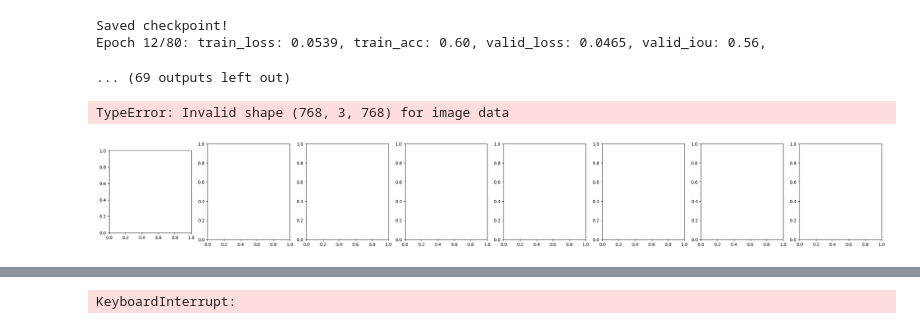
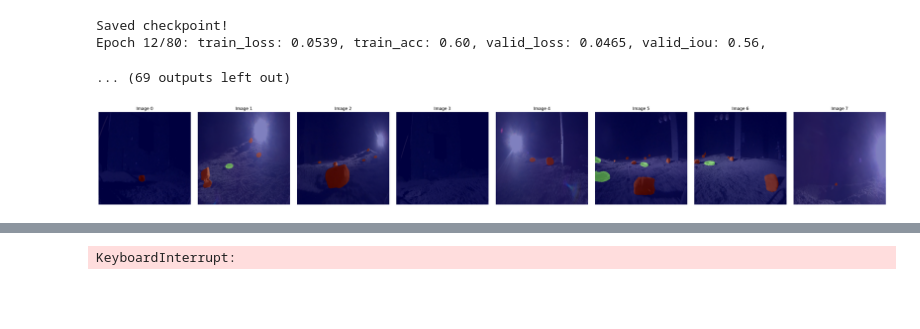
Before and after one commit to gorixInc/ComputerVision2025, a Jupyter notebook: kuupkulgur/solution.ipynb, the cells around one changed output, grey strips where cells are left out. Drawn from its saved outputs; the diff is of its cells as text; code cells hidden in the pictures; blank space fills up the shorter version.

```diff
--- a/kuupkulgur/solution.ipynb
+++ b/kuupkulgur/solution.ipynb
@@ -556,36 +556,35 @@ logits = torch.nn.functional.interpolate(
 
 #preds = np.array(preds)
 preds = logits[:, :, :, :].argmax(dim=1)
 preds = preds.cpu().numpy()
 logits = logits.cpu().numpy()
 #print(preds)
 
 # Convert images and masks to NumPy arrays for plotting
 images_np = images.cpu().numpy()
 #masks_np = masks.cpu().numpy()
 
-images_np = np.transpose(images_np, (0, 2, 3, 1))
+#images_np = np.transpose(images_np, (0, 2, 3, 1))
 #masks_np = masks_np.squeeze(1)
 
 # Plot each image with its mask overlay.
 B = images_np.shape[0]
 fig, axes = plt.subplots(1, B, figsize=(4 * B, 4))
 if B == 1:
     axes = [axes]  # ensure axes is iterable
 
 for idx in range(B):
     ax = axes[idx]
     ax.imshow(images_np[idx])
     #ax.imshow(logits[idx, 2, :, :], cmap="jet", alpha=0.5)
     ax.imshow(preds[idx], cmap="jet", alpha=0.5)
     ax.set_title(f"Image {idx}")
     ax.axis("off")
 
 plt.tight_layout()
 plt.show()
 # %% [output]
-TypeError: Invalid shape (768, 3, 768) for image data
-[figure, old version]
+[figure, new version]
 # %%
 import time
 device = torch.device('cuda' if torch.cuda.is_available() else 'cpu')
```
Also changed, not shown: parts of 4 cells of this notebook.
